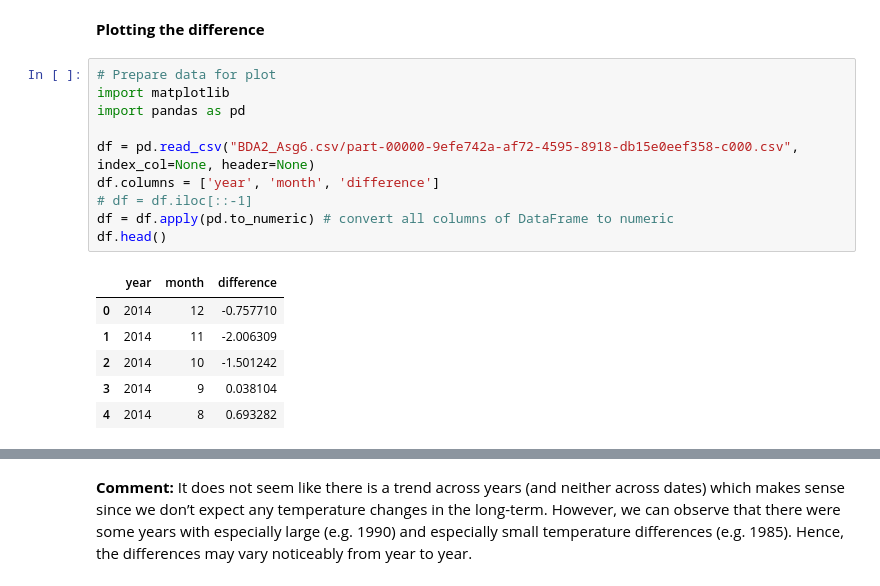
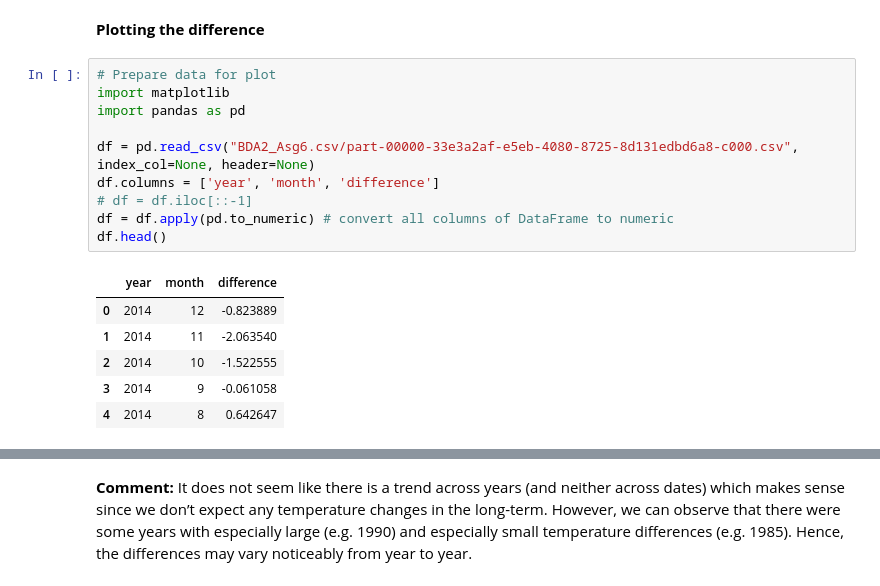
Before and after one commit to flennic/big-data-analytics, a Jupyter notebook: lab03/individual/Julius/732A54-BDA2-maxpf364-julki092.ipynb, the cells around one changed output, grey strips where cells are left out. Saved outputs shown, nothing was run; the diff lists cells and outputs as text.

```diff
--- a/lab03/individual/Julius/732A54-BDA2-maxpf364-julki092.ipynb
+++ b/lab03/individual/Julius/732A54-BDA2-maxpf364-julki092.ipynb
@@ -575,20 +576,20 @@ Wall time: 17min 58s
 # %%
 # Prepare data for plot
 import matplotlib
 import pandas as pd
 
-df = pd.read_csv("BDA2_Asg6.csv/part-00000-9efe742a-af72-4595-8918-db15e0eef358-c000.csv", index_col=None, header=None)
+df = pd.read_csv("BDA2_Asg6.csv/part-00000-33e3a2af-e5eb-4080-8725-8d131edbd6a8-c000.csv", index_col=None, header=None)
 df.columns = ['year', 'month', 'difference']
 # df = df.iloc[::-1]
 df = df.apply(pd.to_numeric) # convert all columns of DataFrame to numeric
 df.head()
 # %% [output]
 |  | year | month | difference |
-| 0 | 2014 | 12 | -0.757710 |
-| 1 | 2014 | 11 | -2.006309 |
-| 2 | 2014 | 10 | -1.501242 |
-| 3 | 2014 | 9 | 0.038104 |
-| 4 | 2014 | 8 | 0.693282 |
+| 0 | 2014 | 12 | -0.823889 |
+| 1 | 2014 | 11 | -2.063540 |
+| 2 | 2014 | 10 | -1.522555 |
+| 3 | 2014 | 9 | -0.061058 |
+| 4 | 2014 | 8 | 0.642647 |
 # %%
 # Difference by Year-Month
 df['date'] = df['year'].map(str) + "-" + df['month'].map(str)
```
Also changed, not shown: parts of 11 cells of this notebook, 5 other files.
